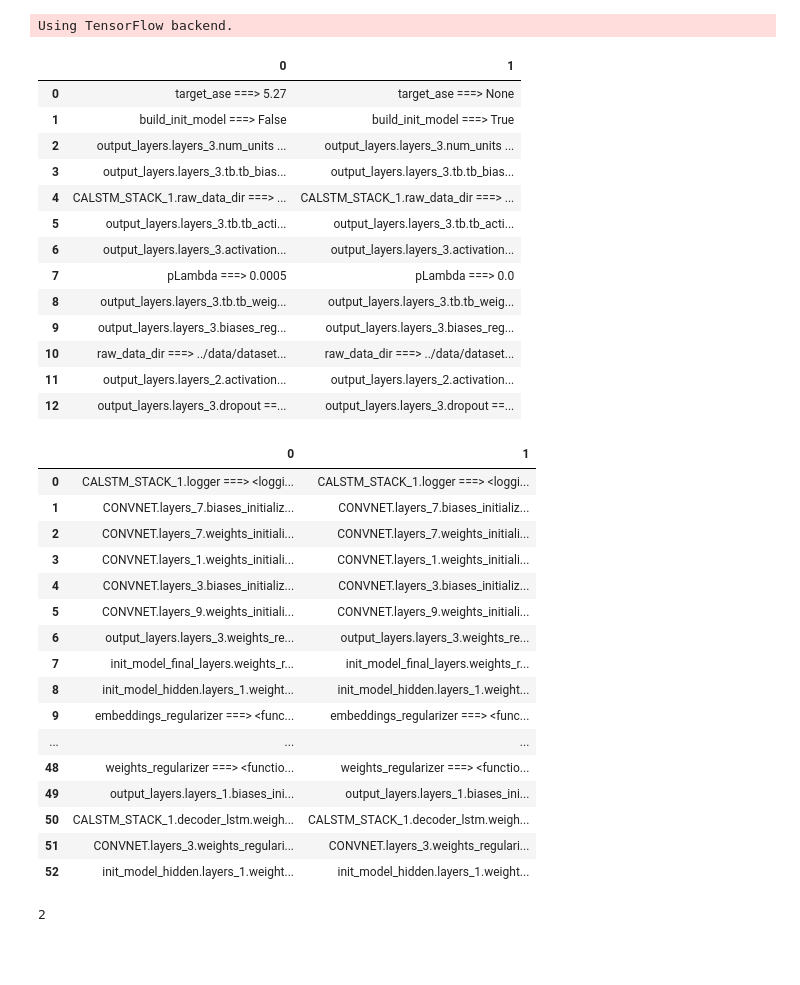
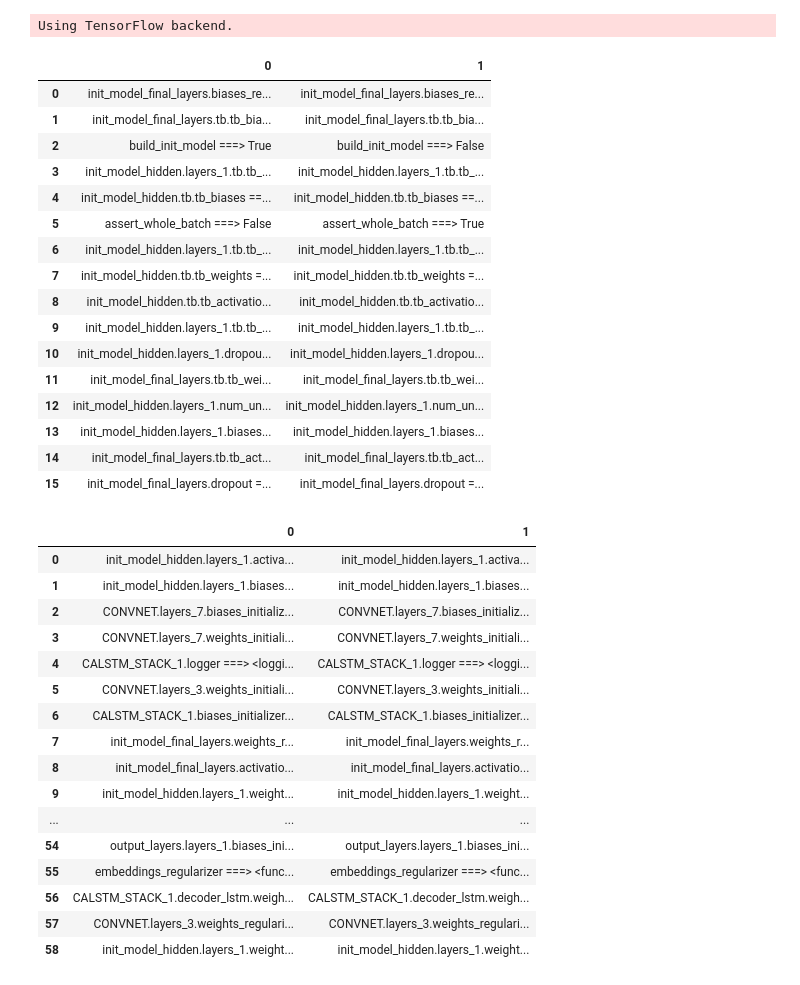
Before and after one commit to untrix/im2latex, a Jupyter notebook: src/diff_params.ipynb, the cells around one changed output. Drawn from its saved outputs; the diff is of its cells as text; code cells hidden in the pictures; blank space fills up the shorter version.

```diff
--- a/src/diff_params.ipynb
+++ b/src/diff_params.ipynb
@@ -31,41 +33,40 @@ Using TensorFlow backend.
 # %%
-diff = DiffParams('/zpool_3TB/i2l/tb_metrics/2017-12-12 19-49-24 PST score_88.10', './tb_metrics/2017-12-16 18-51-38 PST pLambda=0_score_88+')
+diff = DiffParams('/zpool_3TB/i2l/tb_metrics/2017-12-21 02-20-10 PST 140K_data_score_89.0', './tb_metrics/2017-12-23 22-02-35 PST')
 one, two = diff.get_hyper()
 head, tail = diff.hyper(show=True)
 # head[~head[0].str.contains('CONVNET')]
 # %% [output]
 |  | 0 | 1 |
-| 0 | target_ase ===> 5.27 | target_ase ===> None |
-| 1 | build_init_model ===> False | build_init_model ===> True |
-| 2 | output_layers.layers_3.num_units ... | output_layers.layers_3.num_units ... |
-| 3 | output_layers.layers_3.tb.tb_bias... | output_layers.layers_3.tb.tb_bias... |
-| 4 | CALSTM_STACK_1.raw_data_dir ===> ... | CALSTM_STACK_1.raw_data_dir ===> ... |
-| 5 | output_layers.layers_3.tb.tb_acti... | output_layers.layers_3.tb.tb_acti... |
-| 6 | output_layers.layers_3.activation... | output_layers.layers_3.activation... |
-| 7 | pLambda ===> 0.0005 | pLambda ===> 0.0 |
-| 8 | output_layers.layers_3.tb.tb_weig... | output_layers.layers_3.tb.tb_weig... |
-| 9 | output_layers.layers_3.biases_reg... | output_layers.layers_3.biases_reg... |
-| 10 | raw_data_dir ===> ../data/dataset... | raw_data_dir ===> ../data/dataset... |
-| 11 | output_layers.layers_2.activation... | output_layers.layers_2.activation... |
-| 12 | output_layers.layers_3.dropout ==... | output_layers.layers_3.dropout ==... |
+| 0 | init_model_final_layers.biases_re... | init_model_final_layers.biases_re... |
+| 1 | init_model_final_layers.tb.tb_bia... | init_model_final_layers.tb.tb_bia... |
+| 2 | build_init_model ===> True | build_init_model ===> False |
+| 3 | init_model_hidden.layers_1.tb.tb_... | init_model_hidden.layers_1.tb.tb_... |
+| 4 | init_model_hidden.tb.tb_biases ==... | init_model_hidden.tb.tb_biases ==... |
+| 5 | assert_whole_batch ===> False | assert_whole_batch ===> True |
+| 6 | init_model_hidden.layers_1.tb.tb_... | init_model_hidden.layers_1.tb.tb_... |
+| 7 | init_model_hidden.tb.tb_weights =... | init_model_hidden.tb.tb_weights =... |
+| 8 | init_model_hidden.tb.tb_activatio... | init_model_hidden.tb.tb_activatio... |
+| 9 | init_model_hidden.layers_1.tb.tb_... | init_model_hidden.layers_1.tb.tb_... |
+| 10 | init_model_hidden.layers_1.dropou... | init_model_hidden.layers_1.dropou... |
+| 11 | init_model_final_layers.tb.tb_wei... | init_model_final_layers.tb.tb_wei... |
+| 12 | init_model_hidden.layers_1.num_un... | init_model_hidden.layers_1.num_un... |
+| 13 | init_model_hidden.layers_1.biases... | init_model_hidden.layers_1.biases... |
+| 14 | init_model_final_layers.tb.tb_act... | init_model_final_layers.tb.tb_act... |
+| 15 | init_model_final_layers.dropout =... | init_model_final_layers.dropout =... |
 |  | 0 | 1 |
-| 0 | CALSTM_STACK_1.logger ===> <loggi... | CALSTM_STACK_1.logger ===> <loggi... |
-| 1 | CONVNET.layers_7.biases_initializ... | CONVNET.layers_7.biases_initializ... |
-| 2 | CONVNET.layers_7.weights_initiali... | CONVNET.layers_7.weights_initiali... |
-| 3 | CONVNET.layers_1.weights_initiali... | CONVNET.layers_1.weights_initiali... |
-| 4 | CONVNET.layers_3.biases_initializ... | CONVNET.layers_3.biases_initializ... |
-| 5 | CONVNET.layers_9.weights_initiali... | CONVNET.layers_9.weights_initiali... |
-| 6 | output_layers.layers_3.weights_re... | output_layers.layers_3.weights_re... |
+| 0 | init_model_hidden.layers_1.activa... | init_model_hidden.layers_1.activa... |
+| 1 | init_model_hidden.layers_1.biases... | init_model_hidden.layers_1.biases... |
+| 2 | CONVNET.layers_7.biases_initializ... | CONVNET.layers_7.biases_initializ... |
+| 3 | CONVNET.layers_7.weights_initiali... | CONVNET.layers_7.weights_initiali... |
+| 4 | CALSTM_STACK_1.logger ===> <loggi... | CALSTM_STACK_1.logger ===> <loggi... |
+| 5 | CONVNET.layers_3.weights_initiali... | CONVNET.layers_3.weights_initiali... |
+| 6 | CALSTM_STACK_1.biases_initializer... | CALSTM_STACK_1.biases_initializer... |
 | 7 | init_model_final_layers.weights_r... | init_model_final_layers.weights_r... |
-| 8 | init_model_hidden.layers_1.weight... | init_model_hidden.layers_1.weight... |
-| 9 | embeddings_regularizer ===> <func... | embeddings_regularizer ===> <func... |
+| 8 | init_model_final_layers.activatio... | init_model_final_layers.activatio... |
+| 9 | init_model_hidden.layers_1.weight... | init_model_hidden.layers_1.weight... |
 | ... | ... | ... |
-| 48 | weights_regularizer ===> <functio... | weights_regularizer ===> <functio... |
-| 49 | output_layers.layers_1.biases_ini... | output_layers.layers_1.biases_ini... |
-| 50 | CALSTM_STACK_1.decoder_lstm.weigh... | CALSTM_STACK_1.decoder_lstm.weigh... |
-| 51 | CONVNET.layers_3.weights_regulari... | CONVNET.layers_3.weights_regulari... |
-| 52 | init_model_hidden.layers_1.weight... | init_model_hidden.layers_1.weight... |
+| 54 | output_layers.layers_1.biases_ini... | output_layers.layers_1.biases_ini... |
+| 55 | embeddings_regularizer ===> <func... | embeddings_regularizer ===> <func... |
+| 56 | CALSTM_STACK_1.decoder_lstm.weigh... | CALSTM_STACK_1.decoder_lstm.weigh... |
+| 57 | CONVNET.layers_3.weights_regulari... | CONVNET.layers_3.weights_regulari... |
+| 58 | init_model_hidden.layers_1.weight... | init_model_hidden.layers_1.weight... |
-# %%
-len(one['output_layers']['layers'])
-# %% [output]
-2
```
Also changed, not shown: parts of 4 cells of this notebook, 10 other files.
